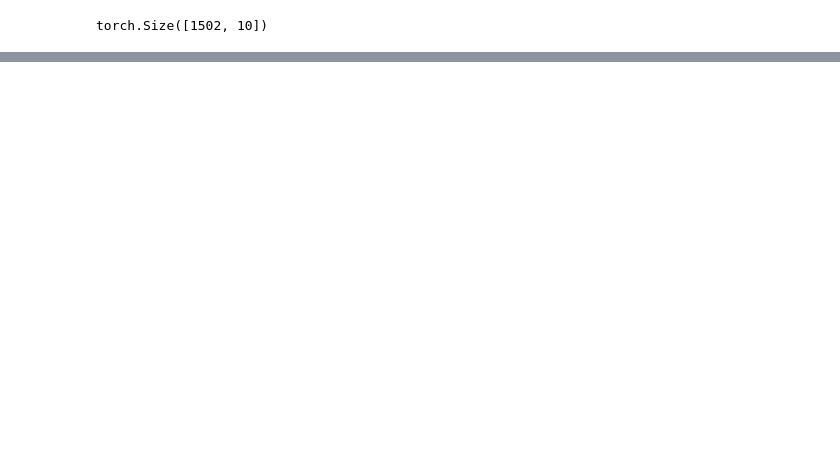
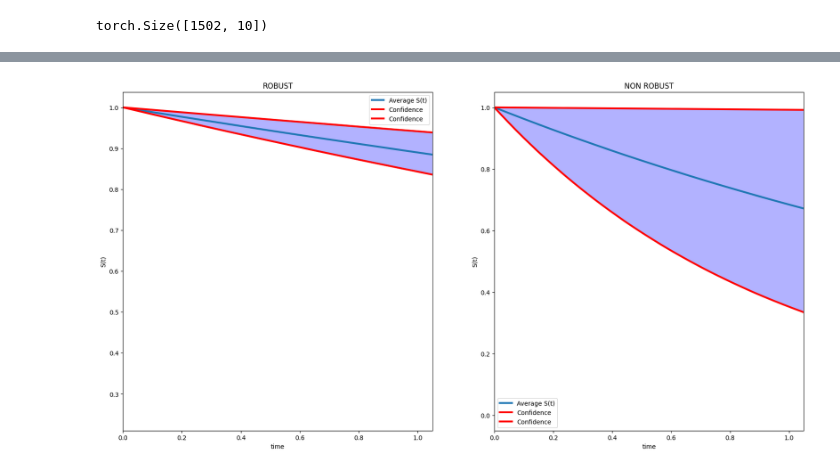
Before and after one commit to mlpotter/SAWAR, a Jupyter notebook: main_minimax.ipynb, the cells around one changed output, grey strips where cells are left out. Saved outputs shown, nothing was run; the diff lists cells and outputs as text; code cells hidden in the pictures; blank space fills up the shorter version.

```diff
--- a/main_minimax.ipynb
+++ b/main_minimax.ipynb
@@ -31,6 +32,16 @@ np.random.seed(123)
 class ARGS(object):
     def __init__(self):
         pass
+# %%
+def loss_wrapper(loss_wrapper):
+    if loss_wrapper == "rank":
+        return RankingWrapper
+    elif loss_wrapper == "rhc":
+        return RightCensorWrapper
+    elif loss_wrapper == "rhc_rank":
+        return RHC_Ranking_Wrapper
+    else:
+        raise Exception("not valid wrapper choice")
 # %%
 args = ARGS()
 args.verify=False
@@ -43,13 +54,15 @@ args.norm=np.inf
 args.bound_type = "CROWN-IBP"
 args.num_epochs=150
 args.lr = 1e-3
-args.batch_size= 32
+args.batch_size= 256
 args.scheduler_name = "SmoothedScheduler"
 args.scheduler_opts = "start=100,length=10"
 args.hidden_dims = [50,50]
-args.pareto = [0.1,.9]
+args.pareto = [0.9,0.1]
 args.save_model = ""
 args.dataset = "TRACE"
+args.loss_wrapper="rhc_rank"
+args.weight = 10.0
 # %%
 # GOOD DATASETS
 # 1. TRACE
@@ -80,10 +93,11 @@ clf_robust = Exponential_Model(input_dim=input_dims,hidden_layers=args.hidden_di
 clf_fragile = Exponential_Model(input_dim=input_dims,hidden_layers=args.hidden_dims)
 clf_fragile.load_state_dict(deepcopy(clf_robust.state_dict()))
 
+wrapper = loss_wrapper(args.loss_wrapper)
 
 # # model = BoundedModule(clf, X_train)
-model_robust_wrap = BoundedModule(RightCensorWrapper(clf_robust),dataloader_train.dataset.tensors)
-model_fragile_wrap = BoundedModule(RightCensorWrapper(clf_fragile),dataloader_train.dataset.tensors)
+model_robust_wrap = BoundedModule(wrapper(clf_robust,weight=args.weight),dataloader_train.dataset.tensors)
+model_fragile_wrap = BoundedModule(wrapper(clf_fragile,weight=args.weight),dataloader_train.dataset.tensors)
 # %%
 train_robust(model_robust_wrap,dataloader_train,dataloader_test,method="robust",args=args)
 # %% [output]
@@ -141,3 +208,7 @@ visualize_individual_lambda_histograms(clf_fragile,clf_robust,dataloader_train)
+# %%
+visualize_curve_distributions(clf_fragile,clf_robust,dataloader_train)
+# %% [output]
+[figure, added]
 # %%
 df_train,df_test = load_dataframe(ds_name=args.dataset,drop_first=True)
 from lifelines import WeibullAFTFitter
```
Also changed, not shown: parts of 10 cells of this notebook, 3 other files.
